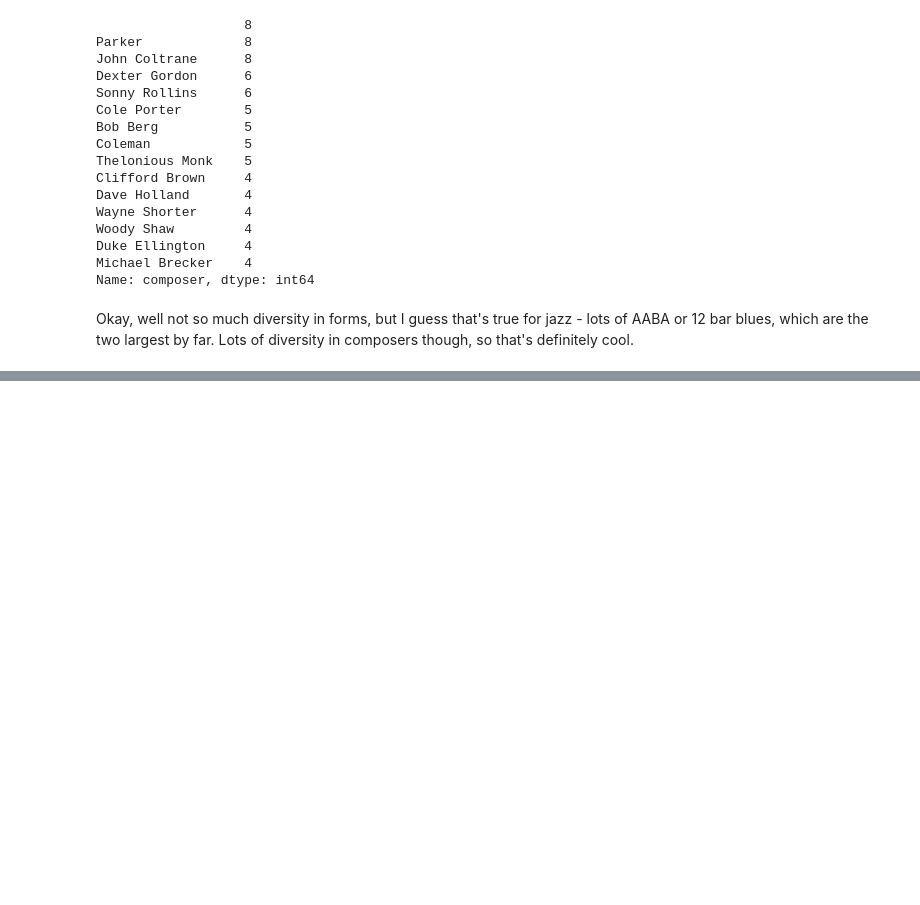
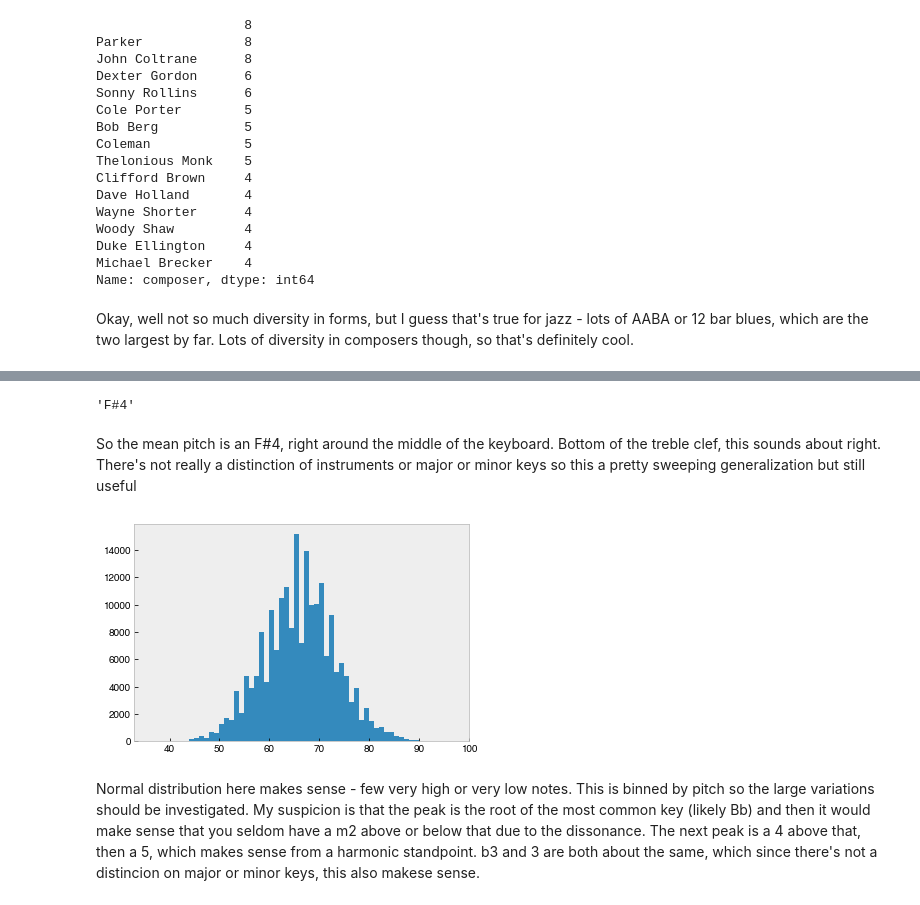
Before and after one commit to tjburch/jazz, a Jupyter notebook: notebooks/data_exploration.ipynb, the cells around one changed output, grey strips where cells are left out. Cells and saved outputs as stored; diff of their text form; code cells hidden in the pictures; blank space fills up the shorter version.

Commit message:
Quick look at melody pitches

```diff
--- a/notebooks/data_exploration.ipynb
+++ b/notebooks/data_exploration.ipynb
@@ -3,10 +3,15 @@
 
 - A disclaimer. I know woefully little about sql at the moment, so much of this might just be playing around with queries. It will evolve with the repo
 # %%
+#imports and settings
 import sqlite3
 import pandas as pd
 import pretty_midi
+import matplotlib.pyplot as plt
+import matplotlib
+%matplotlib inline
 pd.options.display.max_columns = 999
+plt.style.use('bmh')
 # %%
 conn = sqlite3.connect('/Users/tburch/Documents/Datasets/jazz/wjazzd.db')
 # %% [markdown]
@@ -131,0 +151,15 @@ Okay, well not so much diversity in forms, but I guess that's true for jazz - lo
+# %%
+from math import ceil
+pretty_midi.note_number_to_name(ceil(df_melody.pitch.mean()))
+# %% [output]
+'F#4'
+# %% [markdown]
+So the mean pitch is an F\#4, right around the middle of the keyboard. Bottom of the treble clef, this sounds about right. There's not really a distinction of instruments or major or minor keys so this a pretty sweeping generalization but still useful
+# %%
+pitch_range = df_melody.pitch.max()-df_melody.pitch.min()
+ax= df_melody.pitch.hist(bins=int(pitch_range))
+ax.grid(False)
+# %% [output]
+[figure, added]
+# %% [markdown]
+Normal distribution here makes sense - few very high or very low notes. This is binned by pitch so the large variations should be investigated. My suspicion is that the peak is the root of the most common key (likely Bb) and then it would make sense that you seldom have a m2 above or below that due to the dissonance. The next peak is a 4 above that, then a 5, which makes sense from a harmonic standpoint. b3 and 3 are both about the same, which since there's not a distincion on major or minor keys, this also makese sense.
```
Also changed, not shown: parts of 3 cells of this notebook.
